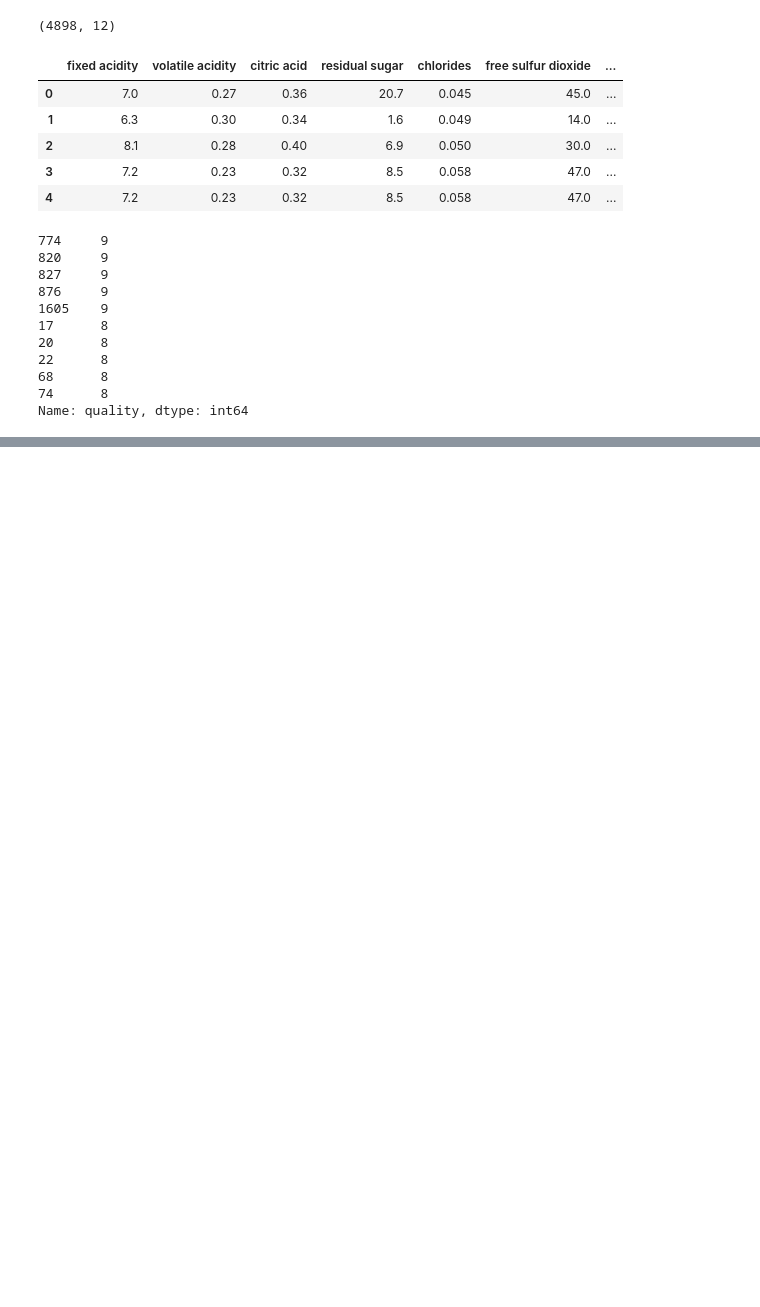
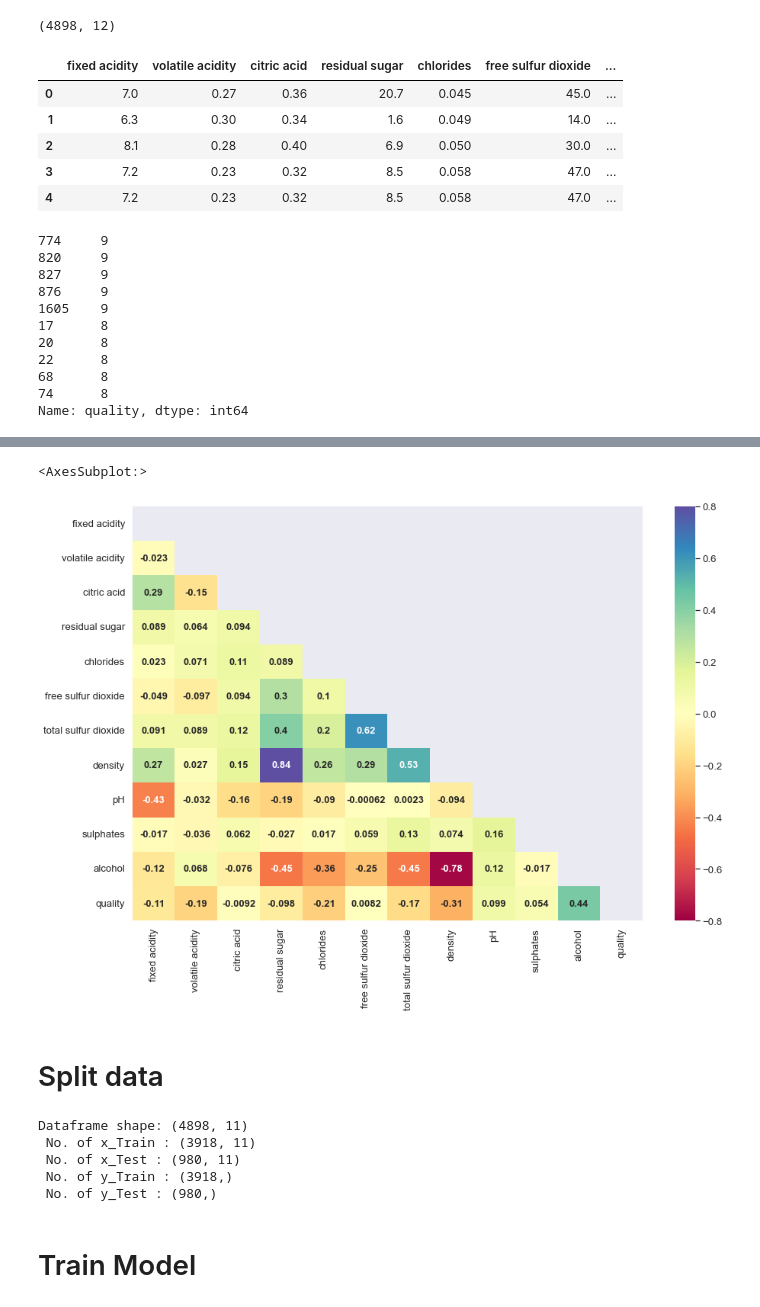
Before and after one commit to MuayadX/2nd-Project-, a Jupyter notebook: 2nd Project/ML/white_wine_ML.ipynb, the cells around one changed output, grey strips where cells are left out. Cells and saved outputs as stored; diff of their text form; code cells hidden in the pictures; blank space fills up the shorter version.

```diff
--- a/2nd Project/ML/white_wine_ML.ipynb
+++ b/2nd Project/ML/white_wine_ML.ipynb
@@ -8,5 +33,5 @@ import numpy as np
 # %%
-df = df = pd.read_csv("/Users/ms/Desktop/Boot Camp /2nd Project/winequality-white.csv" , sep= ';')
+df = pd.read_csv("/Users/ms/Desktop/Boot Camp /2nd Project/winequality-white.csv" , sep= ';')
 # %%
 df.head(5)
 # %% [output]
@@ -44,12 +68,11 @@ df.shape
 # %% [output]
 (4898, 12)
 # %%
-df['quality_label'] = df['quality'].apply(lambda value: 'low' if value <= 5
-else 'medium' if value <= 7
-else 'high')
+df['quality_label'] = df['quality'].apply(lambda value: 1 if value <= 5
+else 2 if value <= 7
+else 3 )
 
-df['quality_label'] = pd.Categorical(df['quality_label'],
-categories=['low', 'medium', 'high'])
+df['quality_label'] = pd.Categorical(df['quality_label'], categories=[1, 2, 3])
 # %%
 df.head(5)
 # %% [output]
@@ -75,0 +111,15 @@ Name: quality, dtype: int64
+# %%
+plt.figure(figsize=(15,10), facecolor='w', edgecolor='k')
+
+sns.set(font_scale=1.2)
+
+corr = df.corr() #.corr()
+
+matrix = np.triu(corr)
+
+sns.heatmap(corr, annot=True, annot_kws = {'fontsize':13, 'fontweight': 'bold'}, square = False, vmin = -.8 , vmax = +.8 , center = 0, cmap= 'Spectral', fmt='.2g', mask = matrix )
+# %% [output]
+<AxesSubplot:>
+[figure, added]
+# %% [markdown]
+# Split data
@@ -75,0 +132,14 @@ Name: quality, dtype: int64
+# %%
+print(f"Dataframe shape: {df.shape}")
+print(f" No. of x_Train : {X_train.shape}")
+print(f" No. of x_Test : {X_test.shape}")
+print(f" No. of y_Train : {y_train.shape}")
+print(f" No. of y_Test : {y_test.shape}")
+# %% [output]
+Dataframe shape: (4898, 11)
+ No. of x_Train : (3918, 11)
+ No. of x_Test : (980, 11)
+ No. of y_Train : (3918,)
+ No. of y_Test : (980,)
+# %% [markdown]
+# Train Model
```
Also changed, not shown: parts of 17 cells of this notebook.
